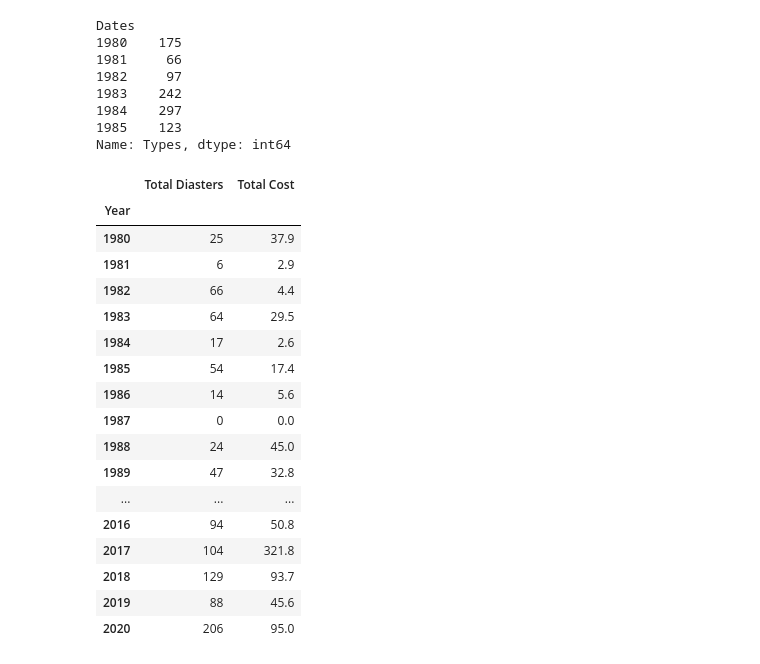
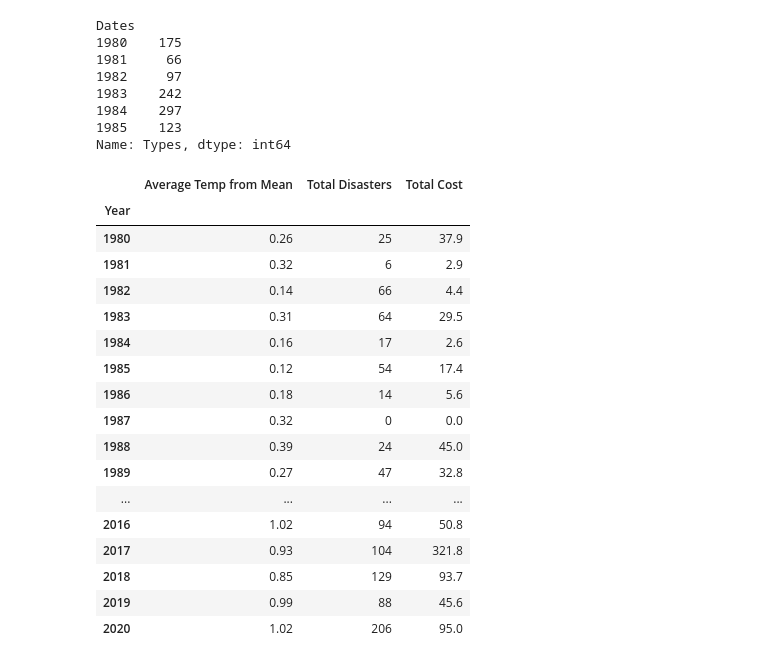
Before and after one commit to erinmann12/climate-project, a Jupyter notebook: MainProject.ipynb, the cells around one changed output. Saved outputs shown, nothing was run; the diff lists cells and outputs as text; code cells hidden in the pictures.

```diff
--- a/MainProject.ipynb
+++ b/MainProject.ipynb
@@ -31,6 +34,11 @@ temp_avg_year = pd.read_csv(file_load)
 temp_avg_year.head()
 
 temp_avg_year.info()
+
+
+#average temp data
+average_temp_year = "Resources/average_temp_by_year.csv"
+average_temp_year = pd.read_csv(average_temp_year)
 # %% [output]
 <class 'pandas.core.frame.DataFrame'>
 RangeIndex: 1392 entries, 0 to 1391
@@ -206,0 +281,7 @@ avg_temp_seasons = temp_avg_year.merge(seasons, on='Month')
+# %%
+avg_temp_by_year = average_temp_year[["Year", "Yearly Average"]]
+
+avg_temp_by_year_cleaned = avg_temp_by_year.drop(avg_temp_by_year.index[0:100])
+avg_temp_by_year_cleaned
+average_temperature_by_year_df = avg_temp_by_year_cleaned.set_index('Year')
+average_temperature_by_year_df
@@ -388,29 +488,30 @@ Dates
 1985    123
 Name: Types, dtype: int64
 # %%
-totals_by_year = pd.DataFrame({"Total Diasters": yearly_disaster_df["Total Disasters"],
+totals_by_year = pd.DataFrame({"Average Temp from Mean": average_temperature_by_year_df["Yearly Average"],
+                               "Total Disasters": yearly_disaster_df["Total Disasters"],
                                "Total Cost":total_disaster_cost["All Disasters Cost"]
                               })
 totals_by_year
 # %% [output]
-|  | Total Diasters | Total Cost |
-| Year |  |  |
-| 1980 | 25 | 37.9 |
-| 1981 | 6 | 2.9 |
-| 1982 | 66 | 4.4 |
-| 1983 | 64 | 29.5 |
-| 1984 | 17 | 2.6 |
-| 1985 | 54 | 17.4 |
-| 1986 | 14 | 5.6 |
-| 1987 | 0 | 0.0 |
-| 1988 | 24 | 45.0 |
-| 1989 | 47 | 32.8 |
-| ... | ... | ... |
-| 2016 | 94 | 50.8 |
-| 2017 | 104 | 321.8 |
-| 2018 | 129 | 93.7 |
-| 2019 | 88 | 45.6 |
-| 2020 | 206 | 95.0 |
+|  | Average Temp from Mean | Total Disasters | Total Cost |
+| Year |  |  |  |
+| 1980 | 0.26 | 25 | 37.9 |
+| 1981 | 0.32 | 6 | 2.9 |
+| 1982 | 0.14 | 66 | 4.4 |
+| 1983 | 0.31 | 64 | 29.5 |
+| 1984 | 0.16 | 17 | 2.6 |
+| 1985 | 0.12 | 54 | 17.4 |
+| 1986 | 0.18 | 14 | 5.6 |
+| 1987 | 0.32 | 0 | 0.0 |
+| 1988 | 0.39 | 24 | 45.0 |
+| 1989 | 0.27 | 47 | 32.8 |
+| ... | ... | ... | ... |
+| 2016 | 1.02 | 94 | 50.8 |
+| 2017 | 0.93 | 104 | 321.8 |
+| 2018 | 0.85 | 129 | 93.7 |
+| 2019 | 0.99 | 88 | 45.6 |
+| 2020 | 1.02 | 206 | 95.0 |
 # %%
 # #linear regression total disaster count and temp
 
```
Also changed, not shown: parts of 9 cells of this notebook.
